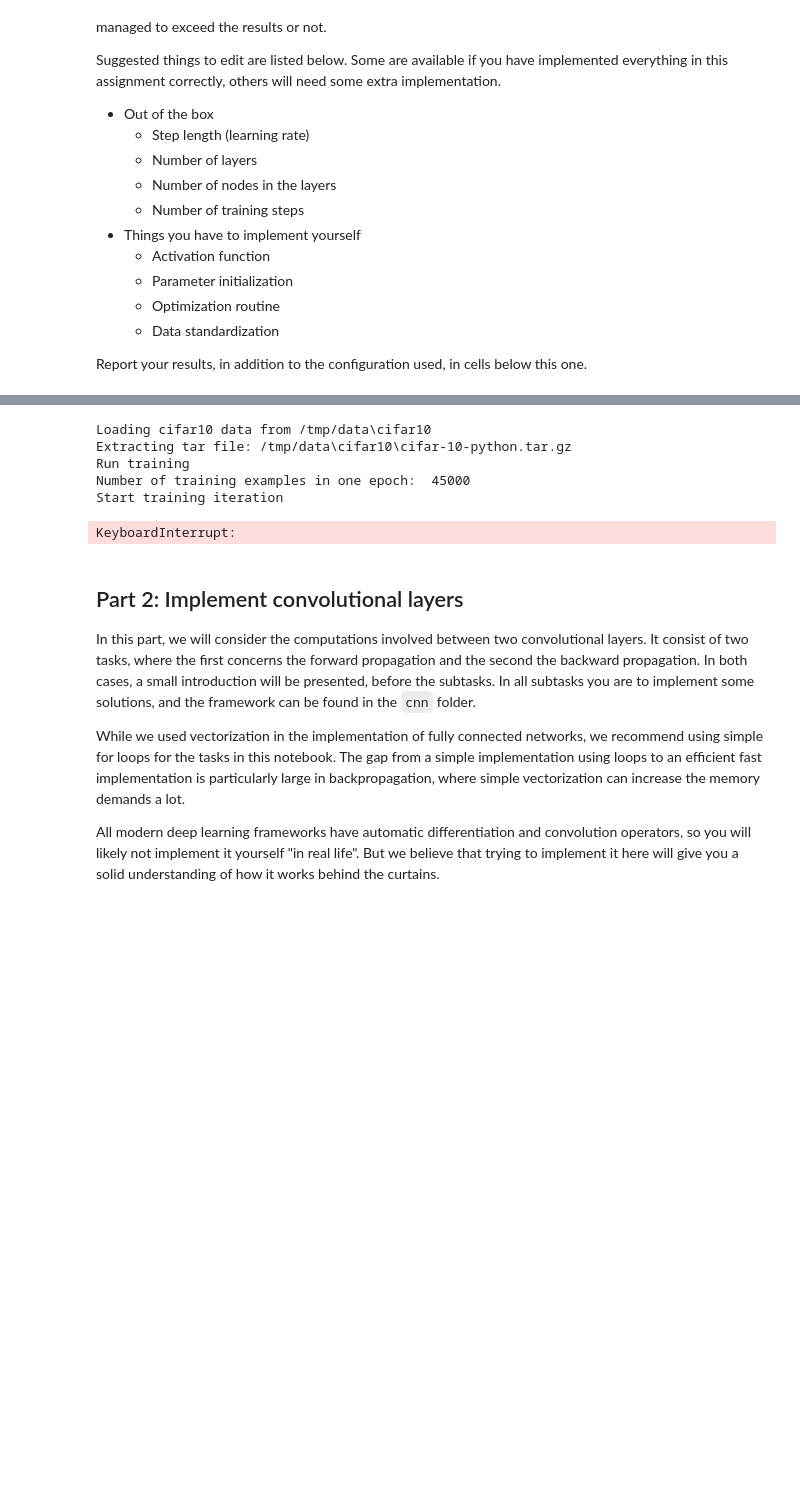
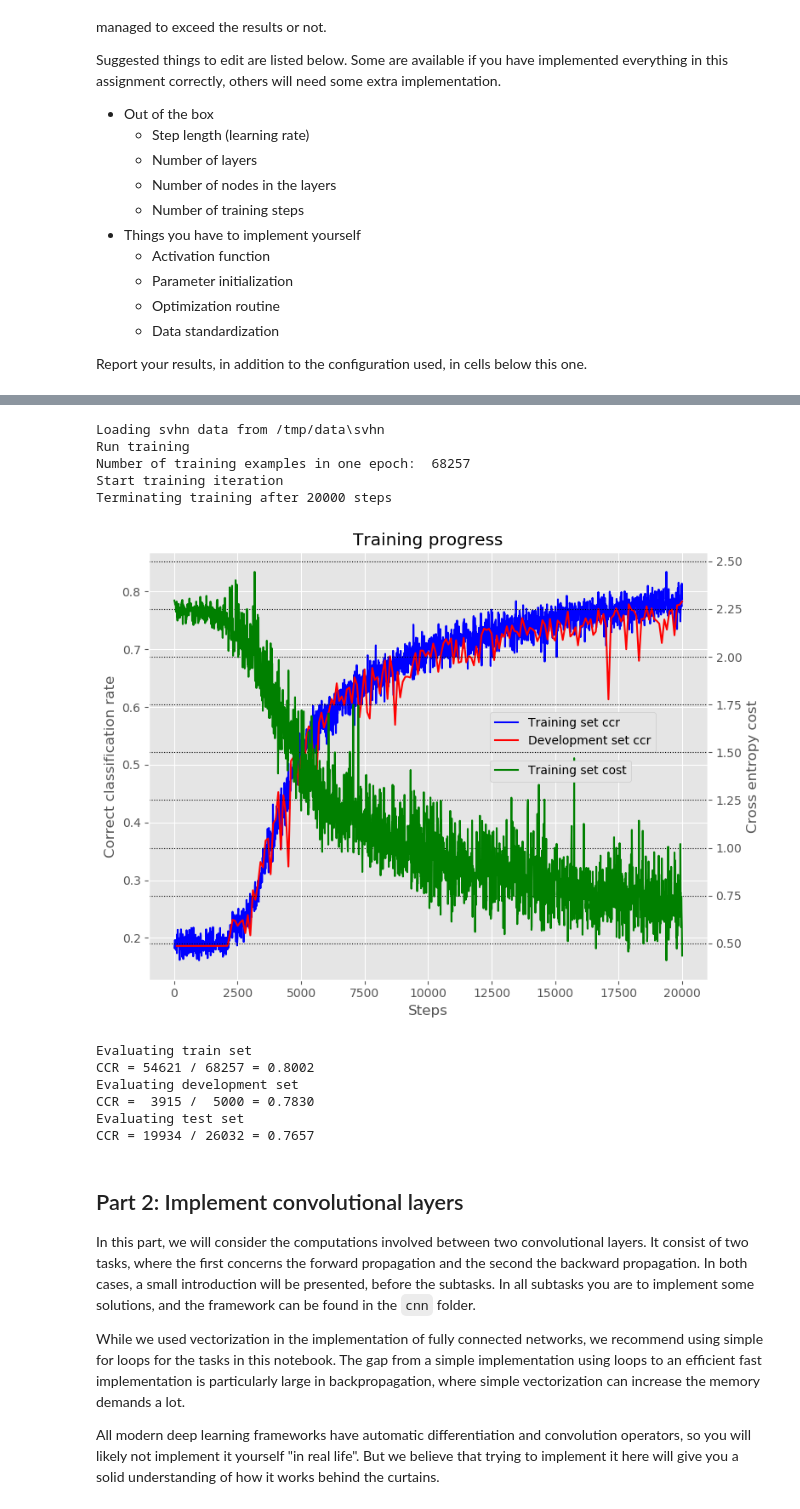
Before and after one commit to ingridut/IN5400_mandatory1, a Jupyter notebook: uio_in5400_s2019_mandatory1_assignment.ipynb, the cells around one changed output, grey strips where cells are left out. Cells and saved outputs as stored; diff of their text form; code cells hidden in the pictures; blank space fills up the shorter version.

```diff
--- a/uio_in5400_s2019_mandatory1_assignment.ipynb
+++ b/uio_in5400_s2019_mandatory1_assignment.ipynb
@@ -781,43 +818,49 @@ CCR =  9733 / 10000 = 0.9733
 # %%
 """
-    CIFAR
+    SVHN
 """
+# Import the module
 
 import dnn.main as main
 import dnn.run as run
 
 # Import config, and do changes if you want to
 conf = main.config()
-conf['dataset'] = 'cifar10'
-conf['max_steps'] = 15000
+conf['dataset'] = 'svhn'
+conf['max_steps'] = 20000
 conf['learning_rate'] = 5.0e-2
-conf['layer_dimensions'] = [3072, 128, 128, 32, 10]
 
 X_train, Y_train, X_devel, Y_devel, X_test, Y_test = main.get_data(conf)
 params, train_progress, devel_progress = run.train(conf, X_train, Y_train, X_devel, Y_devel)
 
 
 main.plot_progress(train_progress, devel_progress)
 
 print("Evaluating train set")
 num_correct, num_evaluated = run.evaluate(conf, params, X_train, Y_train)
 print("CCR = {0:>5} / {1:>5} = {2:>6.4f}".format(num_correct, num_evaluated,
                                                  num_correct/num_evaluated))
 print("Evaluating development set")
 num_correct, num_evaluated = run.evaluate(conf, params, X_devel, Y_devel)
 print("CCR = {0:>5} / {1:>5} = {2:>6.4f}".format(num_correct, num_evaluated,
                                                  num_correct/num_evaluated))
 print("Evaluating test set")
 num_correct, num_evaluated = run.evaluate(conf, params, X_test, Y_test)
 print("CCR = {0:>5} / {1:>5} = {2:>6.4f}".format(num_correct, num_evaluated,
                                                  num_correct/num_evaluated))
 # %% [output]
-Loading cifar10 data from /tmp/data\cifar10
-Extracting tar file: /tmp/data\cifar10\cifar-10-python.tar.gz
+Loading svhn data from /tmp/data\svhn
 Run training
-Number of training examples in one epoch:  45000
+Number of training examples in one epoch:  68257
 Start training iteration
+Terminating training after 20000 steps
+[figure, added]
-KeyboardInterrupt:
+Evaluating train set
+CCR = 54621 / 68257 = 0.8002
+Evaluating development set
+CCR =  3915 /  5000 = 0.7830
+Evaluating test set
+CCR = 19934 / 26032 = 0.7657
 # %% [markdown]
 ## Part 2: Implement convolutional layers
 
```
Also changed, not shown: parts of 3 cells of this notebook, 1 other file.
